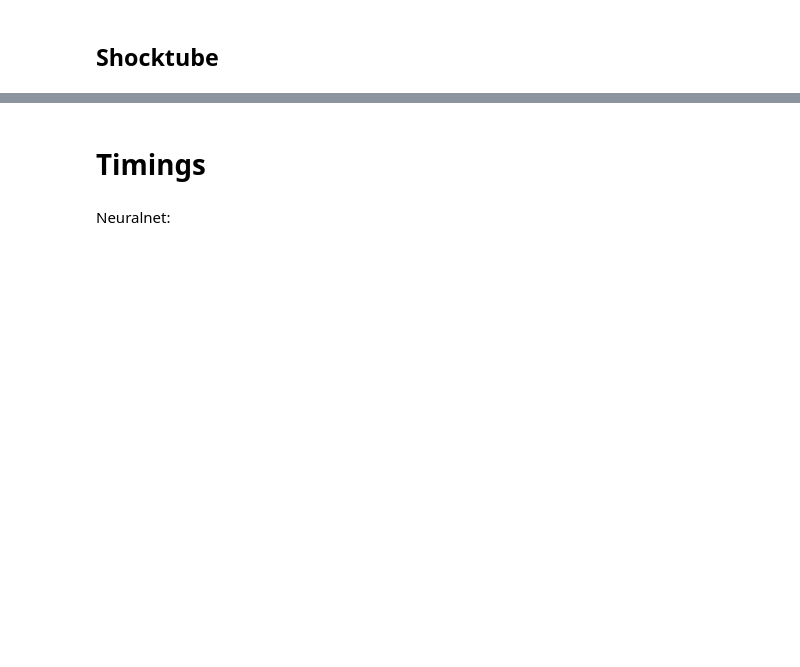
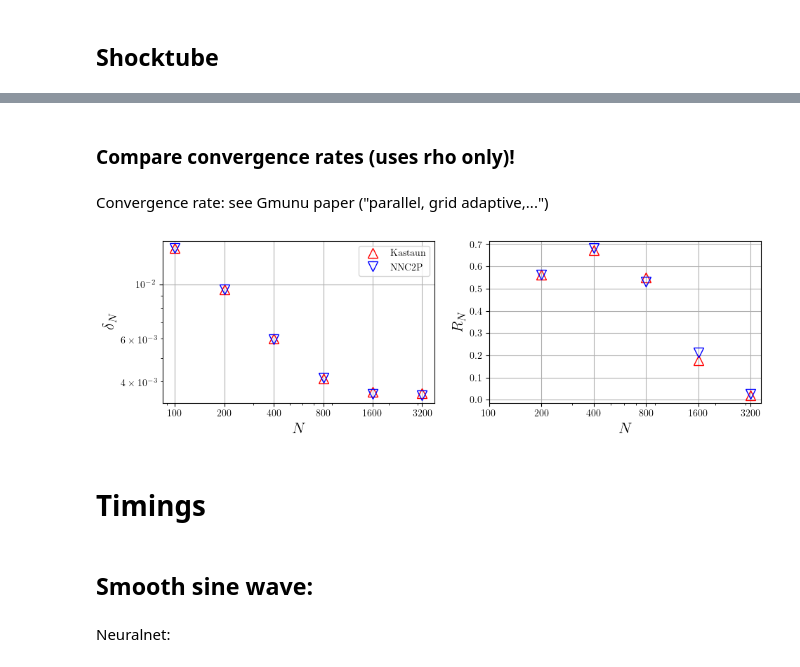
Before and after one commit to ThibeauWouters/MLC2P, a Jupyter notebook: Code/gmunu_plots.ipynb, the cells around one changed output, grey strips where cells are left out. Drawn from its saved outputs; the diff is of its cells as text; code cells hidden in the pictures; blank space fills up the shorter version.

```diff
--- a/Code/gmunu_plots.ipynb
+++ b/Code/gmunu_plots.ipynb
@@ -934,0 +1063,11 @@ plt.show()
+# %%
+kastaun_l1, kastaun_linfty = get_all_errors(kastaun_data, grid_sizes, var_names = ["rho"], which="shocktube")
+neuralnet_l1, neuralnet_linfty = get_all_errors(neuralnet_data, grid_sizes, var_names = ["rho"], which="shocktube")
+# %%
+convergence_rates = []
+for data in [kastaun_l1, neuralnet_l1]:
+    rates = []
+    for i in range(1, len(grid_sizes)):
+        value = np.log2(data["rho"][i-1]/data["rho"][i])
+        rates.append(value)
+    convergence_rates.append(rates)
@@ -934,0 +1102,43 @@ plt.show()
+# %% [markdown]
+### Compare convergence rates (uses rho only)!
+# %% [markdown]
+Convergence rate: see Gmunu paper ("parallel, grid adaptive,...")
+# %%
+fig, axs = plt.subplots(nrows = 1, ncols = 2, figsize=(11,3))
+alph=1
+ms = 10
+ax1, ax2 = axs
+color_dict = {"press": "blue", "rho": "orange", "eps": "green", "veloc1": "red"}
+markers = ["^", "v"] # kastaun, neuralnet
+labels = ["Kastaun", "NNC2P"]
+colors = ["red", "blue"]
+
+l1_values = [kastaun_l1, neuralnet_l1]
+linfty_values = [kastaun_linfty, neuralnet_linfty]
+
+for i in range(len(l1_values)):
+    # delta N
+    ax1.plot(grid_sizes, l1_values[i]["rho"], linestyle='', marker=markers[i], ms=ms, color = colors[i], label=labels[i], alpha=alph, fillstyle="none")
+    ax1.set_ylabel(r"$\delta_N$")
+    # Line for ideal scaling
+#     if i == 0:
+#         line_x = np.arange(grid_sizes[0], grid_sizes[-1], 0.01)
+#         y0 = 0.000001
+#         line_y = y0 + (line_x - grid_sizes[0])**(-2)
+#         ax1.plot(line_x, line_y, "--", color="black")
+
+    # R_N
+    ax2.plot(grid_sizes[1:], convergence_rates[i], linestyle='', marker=markers[i], ms=ms, color = colors[i], alpha=alph, fillstyle="none")
+    ax2.set_ylabel(r"$R_N$")
+
+for ax in axs:
+    ax.set_xscale('log')
+    ax.set_xlabel(r"$N$")
+    ax.set_xticks(grid_sizes, labels=grid_sizes)
+    ax.grid()
+ax1.legend()
+ax1.set_yscale('log')
+plt.savefig("../Plots/Final/convergence_runs_shock.pdf", bbox_inches='tight')
+plt.show()
+# %% [output]
+[figure, added]
@@ -935,5 +1166,7 @@ plt.show()
 # %% [markdown]
 # Timings
+# %% [markdown]
+## Smooth sine wave:
 # %%
 def get_average_timing(timings):
     # Roll, get next in position of current
```
Also changed, not shown: parts of 48 cells of this notebook, 21 other files.
